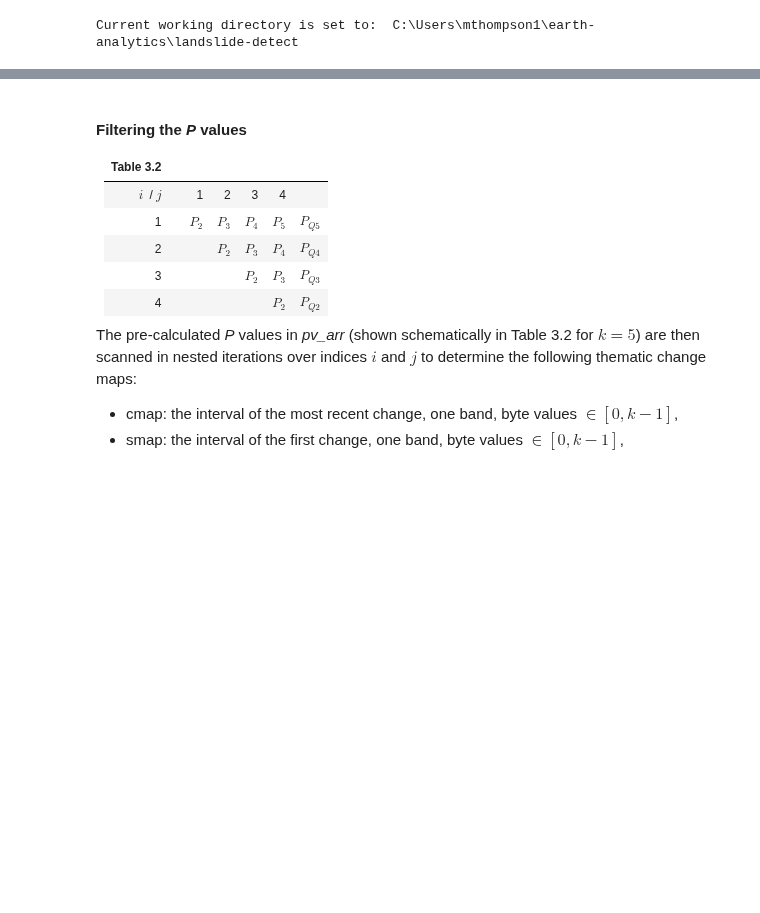
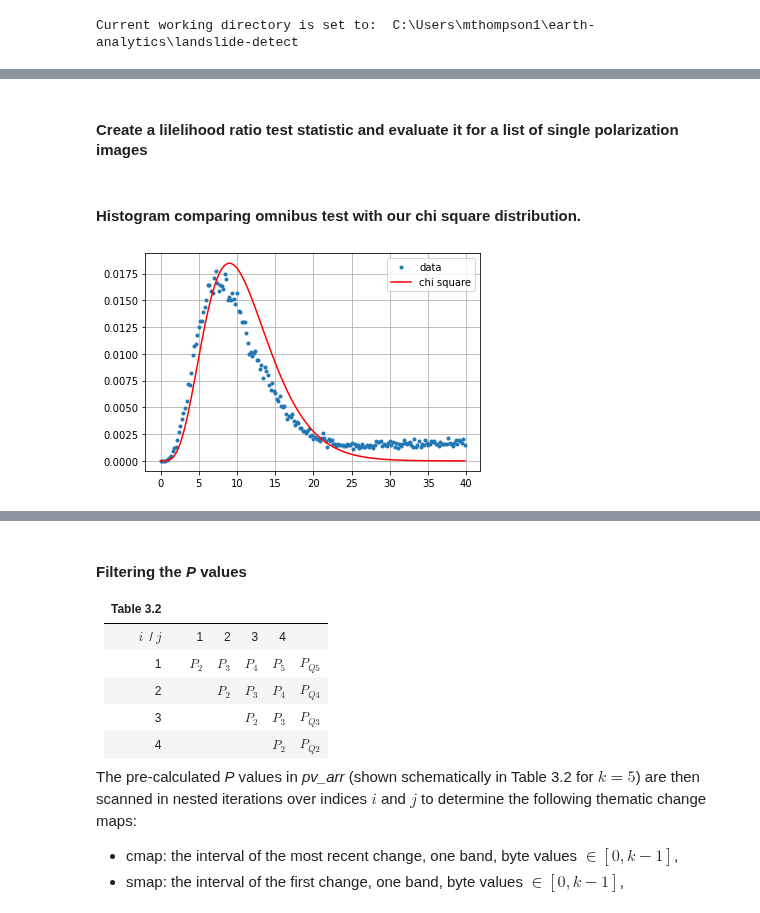
Before and after one commit to mthomp89/landslide-detect, a Jupyter notebook: Thompson_Manak_Final_Blog_Draft.ipynb, the cells around one changed output, grey strips where cells are left out. Cells and saved outputs as stored; diff of their text form; code cells hidden in the pictures; blank space fills up the shorter version.

```diff
--- a/Thompson_Manak_Final_Blog_Draft.ipynb
+++ b/Thompson_Manak_Final_Blog_Draft.ipynb
@@ -317,0 +431,50 @@ Our final product will be one map of a compilation of four different "change map
+# %%
+# Create a lilelihood ratio test statistic and evaluate it for a list of single polarization images
+def selectvv(current):
+    """
+    Selects the 'VV' bands from an image
+
+    Returns
+    -------
+    function
+        to select the images with 'VV' bands
+
+    """
+    return ee.Image(current).select('VV')
+
+
+vv_list = im_list.map(selectvv)
+# %% [markdown]
+#### Create a lilelihood ratio test statistic and evaluate it for a list of single polarization images
+# %%
+def omnibus(im_list, m=4.4):
+    """Calculates the omnibus test statistic, monovariate case."""
+    def log(current):
+        return ee.Image(current).log()
+
+    im_list = ee.List(im_list)
+    k = im_list.length()
+    klogk = k.multiply(k.log())
+    klogk = ee.Image.constant(klogk)
+    sumlogs = ee.ImageCollection(im_list.map(log)).reduce(ee.Reducer.sum())
+    logsum = ee.ImageCollection(im_list).reduce(ee.Reducer.sum()).log()
+    return klogk.add(sumlogs).subtract(logsum.multiply(k)).multiply(-2*m)
+# %% [markdown]
+#### Histogram comparing omnibus test with our chi square distribution.
+# %%
+k = len(timestamplist)//2
+hist = (omnibus(vv_list.slice(0, k))
+        .reduceRegion(ee.Reducer.fixedHistogram(0, 40, 200), geometry=aoi, scale=10)
+        .get('constant')
+        .getInfo())
+
+a = np.array(hist)
+x = a[:, 0]
+y = a[:, 1]/np.sum(a[:, 1])
+plt.plot(x, y, '.', label='data')
+plt.plot(x, chi2.pdf(x, k-1)/5, '-r', label='chi square')
+plt.legend()
+plt.grid()
+plt.show()
+# %% [output]
+[figure, added]
```
Also changed, not shown: parts of 81 cells of this notebook, 1 other file.
